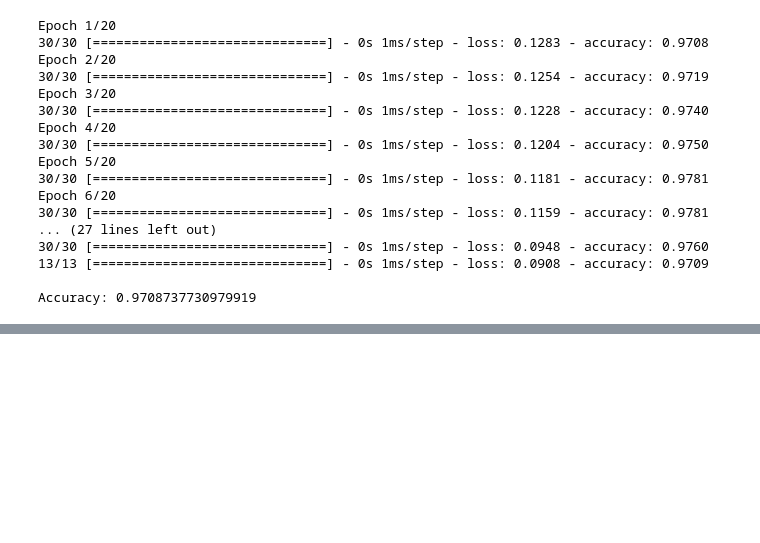
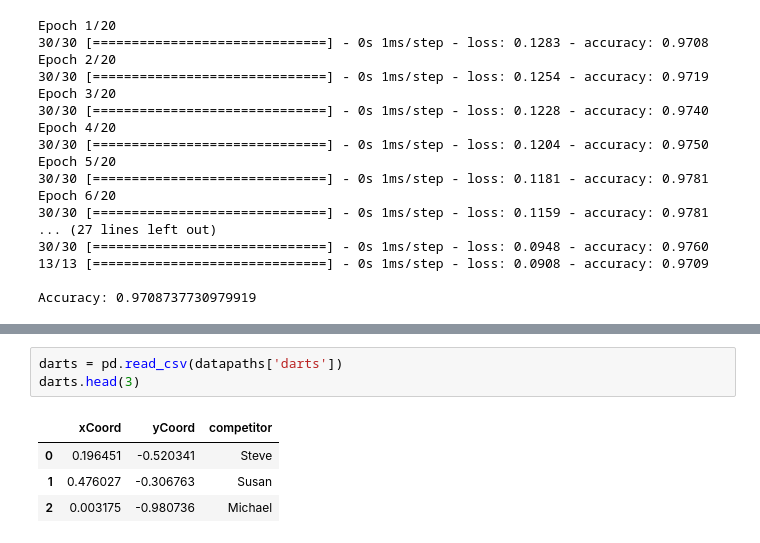
Before and after one commit to kbantoec/deep_learning, a Jupyter notebook: tf2/classification.ipynb, the cells around one changed output, grey strips where cells are left out. Cells and saved outputs as stored; diff of their text form; blank space fills up the shorter version.

```diff
--- a/tf2/classification.ipynb
+++ b/tf2/classification.ipynb
@@ -122,0 +138,8 @@ Accuracy: 0.9708737730979919
+# %%
+darts = pd.read_csv(datapaths['darts'])
+darts.head(3)
+# %% [output]
+|  | xCoord | yCoord | competitor |
+| 0 | 0.196451 | -0.520341 | Steve |
+| 1 | 0.476027 | -0.306763 | Susan |
+| 2 | 0.003175 | -0.980736 | Michael |
```
Also changed, not shown: parts of 19 cells of this notebook.
